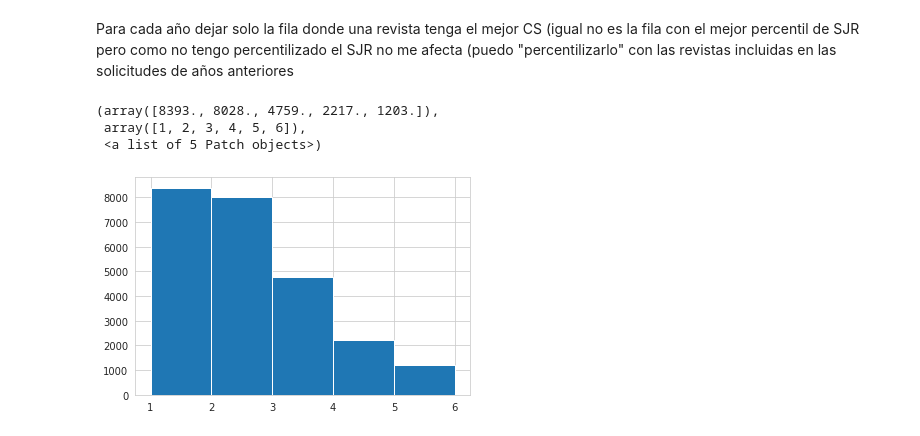
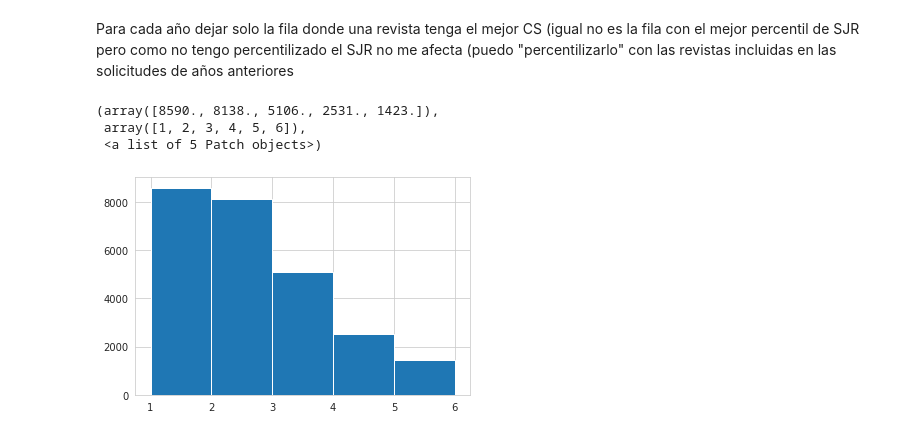
Before and after one commit to jamg-upv/Impacto-citas-articulo, a Jupyter notebook: impactoencitas.ipynb, the cells around one changed output. Cells and saved outputs as stored; diff of their text form; code cells hidden in the pictures.

```diff
--- a/impactoencitas.ipynb
+++ b/impactoencitas.ipynb
@@ -228,25 +228,23 @@ CS2011
 Para cada año dejar solo la fila donde una revista tenga el mejor CS (igual no es la fila con el mejor percentil de SJR pero como no tengo percentilizado el SJR no me afecta (puedo "percentilizarlo" con las revistas incluidas en las solicitudes de años anteriores
 # %%
 #para cada año
-df=ListOfYearCS[3]
-df=CS2018
+# df=ListOfYearCS[3]
+df=CS2020
 # Tabla con todos los ISSN Repetidos en un año (o ScopusSourceID sería más robusto o más rápido porque no tengo que ver en qué columna mirar) contar>1
 #crear una columna para el count
-#dos formas de hacer lo mismo
-#as index false es vital para que no cree una serie sino un dataframe donde pueda apuntar a las variables https://realpython.com/pandas-groupby/
+
+# as index false es vital para que no cree una serie sino un dataframe donde pueda apuntar a las variables https://realpython.com/pandas-groupby/
 ContarSourceId=df.groupby(['ScopusSourceID'], as_index=False).size()
 ContarSourceId
 
-ContarSourceId2 = df.groupby("ScopusSourceID", as_index=False).size()
-ContarSourceId2
 
-plt.hist(ContarSourceId2 ["size"], bins=[1,2,3,4,5,6])
+plt.hist(ContarSourceId ["size"], bins=[1,2,3,4,5,6])
 # plt.hist(ContarSourceId2 ["size"], bins=6)
 # %% [output]
-(array([8393., 8028., 4759., 2217., 1203.]),
+(array([8590., 8138., 5106., 2531., 1423.]),
  array([1, 2, 3, 4, 5, 6]),
  <a list of 5 Patch objects>)
-[figure, old version]
+[figure, new version]
 # %%
 # # Para convertir el indice de una tabla en una columna de un df
 # s.index.name = 'Date'
```
Also changed, not shown: parts of 16 cells of this notebook.
